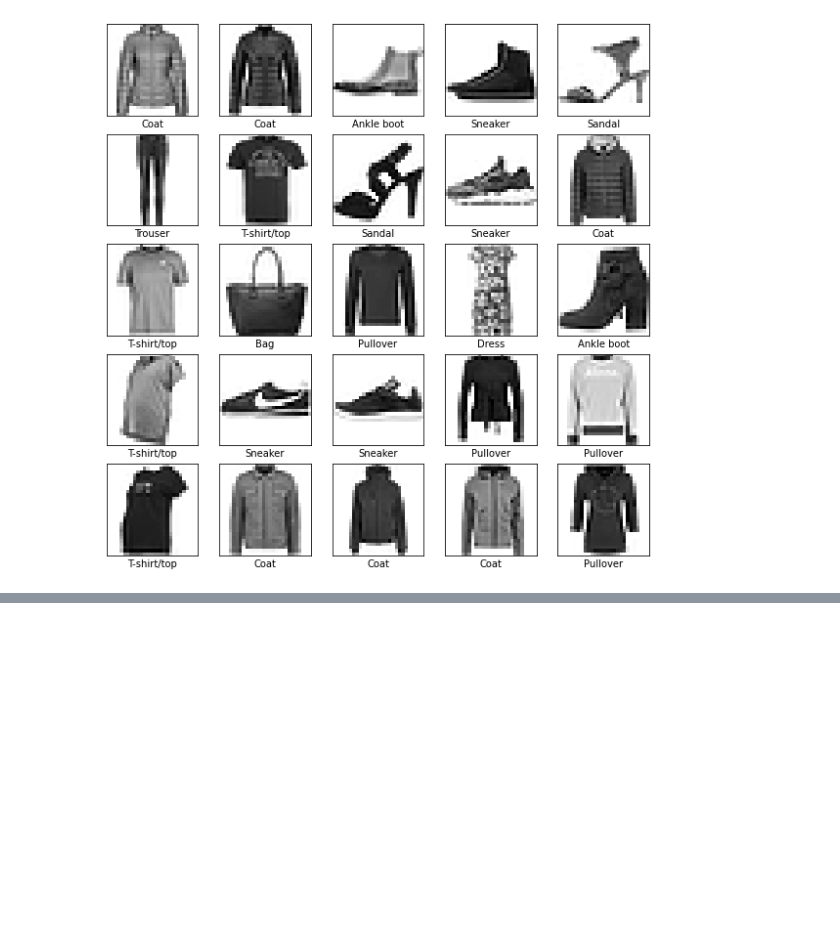
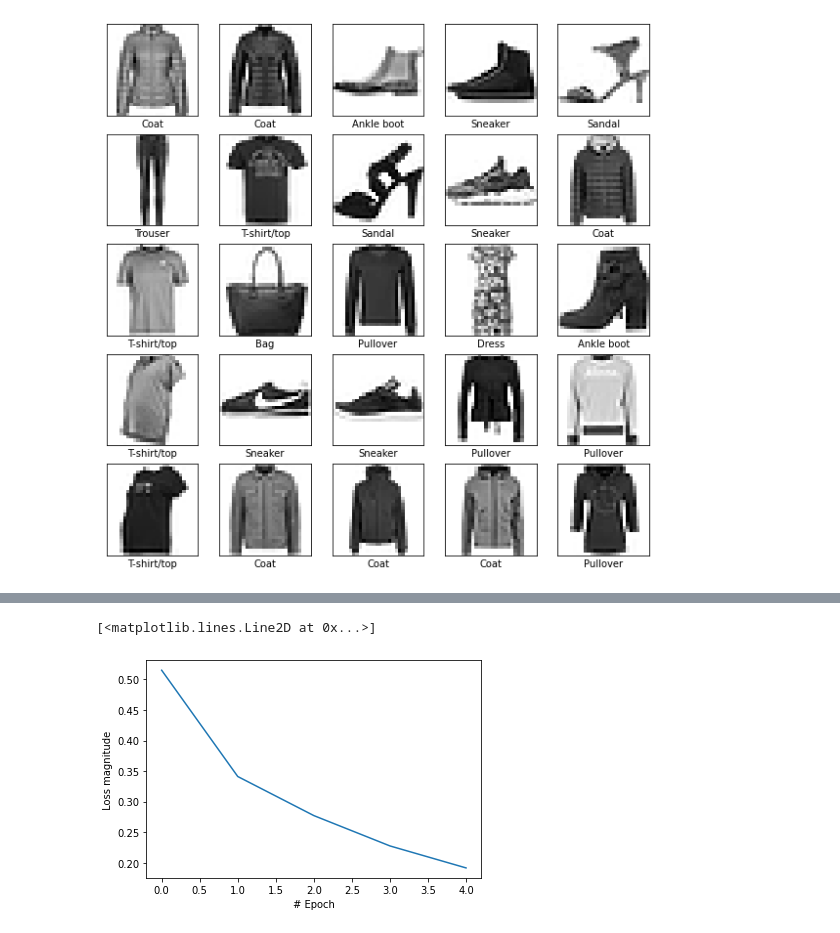
Before and after one commit to iofabela/tf_clothes_sorter, a Jupyter notebook: tf_clothes_sorter.ipynb, the cells around one changed output, grey strips where cells are left out. Drawn from its saved outputs; the diff is of its cells as text; code cells hidden in the pictures; blank space fills up the shorter version.

```diff
--- a/tf_clothes_sorter.ipynb
+++ b/tf_clothes_sorter.ipynb
@@ -99,0 +109,11 @@ plt.show()
+# %%
+# Compile model
+
+model.compile(
+    optimizer = 'adam',
+    loss = tf.keras.losses.SparseCategoricalCrossentropy(),
+    metrics = ['accuracy']
+)
+# %%
+training_ex_num = metadata.splits["train"].num_examples
+test_ex_num = metadata.splits["test"].num_examples
@@ -99,0 +126,10 @@ plt.show()
+# %%
+BATCH_SIZE = 32
+
+training_data = training_data.repeat().shuffle(training_ex_num).batch(BATCH_SIZE)
+test_data = test_data.batch(BATCH_SIZE)
+# %%
+import math
+
+# Train
+record = model.fit(training_data, epochs=5, steps_per_epoch=math.ceil(training_ex_num/BATCH_SIZE))
@@ -99,0 +147,7 @@ plt.show()
+# %%
+plt.xlabel('# Epoch')
+plt.ylabel(' Loss magnitude ')
+plt.plot(record.history["loss"])
+# %% [output]
+[<matplotlib.lines.Line2D at 0x...>]
+[figure, added]
```
Also changed, not shown: parts of 5 cells of this notebook.
